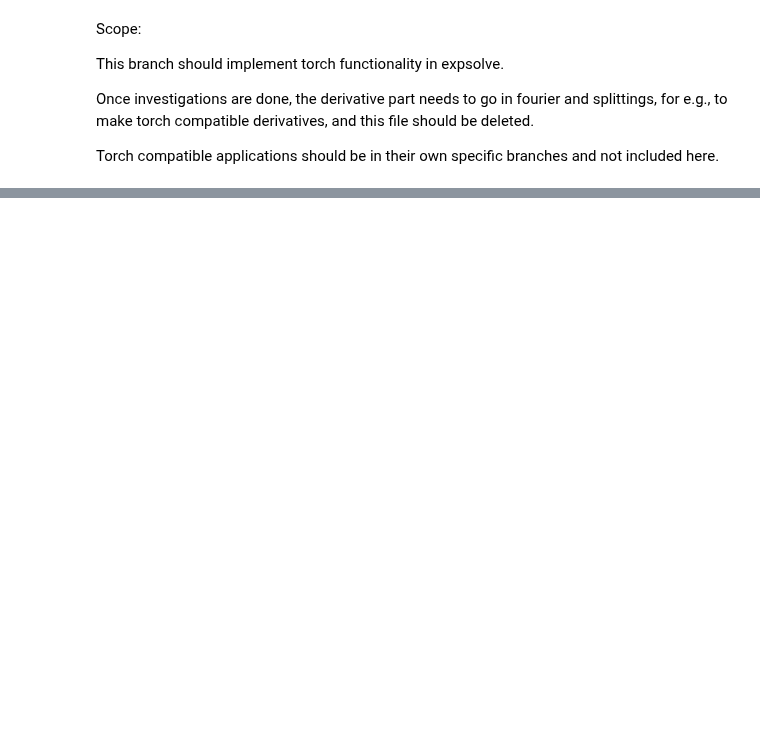
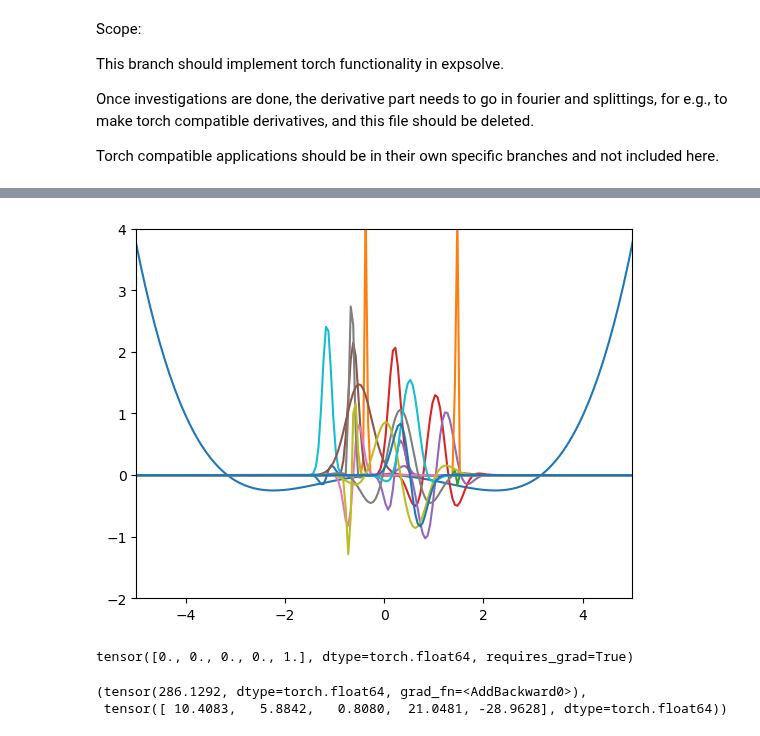
Before and after one commit to brownadder/expsolve, a Jupyter notebook: examples/fourier/torch-play.ipynb, the cells around one changed output, grey strips where cells are left out. Cells and saved outputs as stored; diff of their text form; code cells hidden in the pictures; blank space fills up the shorter version.

```diff
--- a/examples/fourier/torch-play.ipynb
+++ b/examples/fourier/torch-play.ipynb
@@ -43,0 +71,23 @@ tensor(3.0197, dtype=torch.float64)
+# %%
+def ugen(sx0, svar, sw0):
+    x0 = np.random.normal(loc=0, scale=sx0)
+    var = np.random.normal(loc=0, scale=svar)**2
+    w0 = np.random.normal(loc=0, scale=sw0)
+
+    u = exp(-(x-x0)**2/(2*var))*exp(1j*pi*w0*(x-x0))
+    u = ex.normalize(u, xr)
+    return u
+# %%
+plt.xlim(-5,5)
+plt.ylim(-2,4)
+
+plt.plot(x, Vtrue/100)
+
+for i in range(10):
+    u0 = ugen(sx0=1.0, svar=0.3, sw0=1.5)
+    plt.plot(x, real(u0))
+    plt.plot(x, imag(u0))
+
+plt.show()
+# %% [output]
+[figure, added]
@@ -43,0 +119,10 @@ tensor(3.0197, dtype=torch.float64)
+# %%
+coeff = torch.tensor([0., 0., 0., 0., 1.], dtype = torch.float64, requires_grad=True)
+coeff
+# %% [output]
+tensor([0., 0., 0., 0., 1.], dtype=torch.float64, requires_grad=True)
+# %%
+loss_batch_with_fd(coeff, 10)
+# %% [output]
+(tensor(286.1292, dtype=torch.float64, grad_fn=<AddBackward0>),
+ tensor([ 10.4083,   5.8842,   0.8080,  21.0481, -28.9628], dtype=torch.float64))
```
Also changed, not shown: parts of 25 cells of this notebook.
